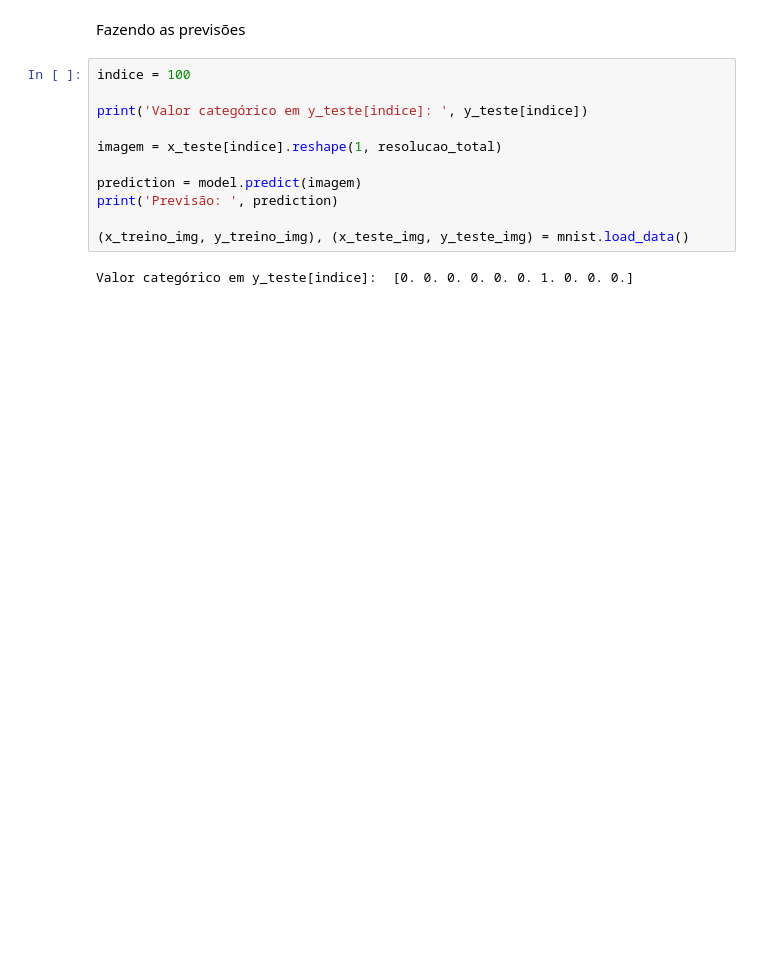
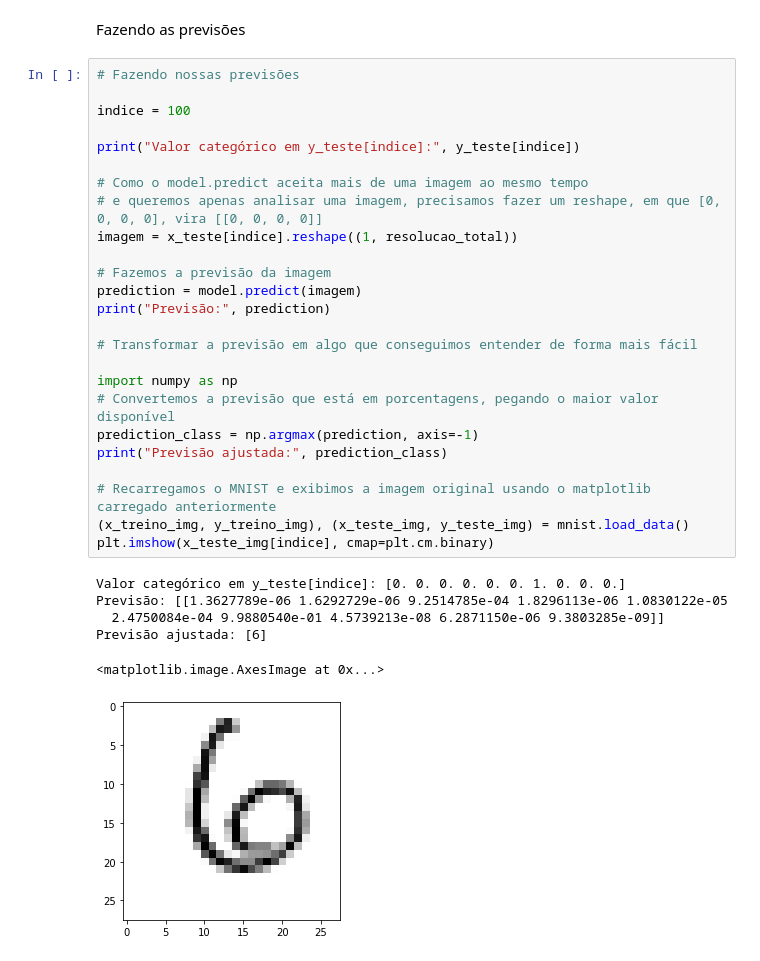
Before and after one commit to jplpereira/Ocean_DeepLearning_09_02_2021, a Jupyter notebook: Ocean_DeepLearning_09_02_2021.ipynb, the cells around one changed output. Saved outputs shown, nothing was run; the diff lists cells and outputs as text; blank space fills up the shorter version.

```diff
--- a/Ocean_DeepLearning_09_02_2021.ipynb
+++ b/Ocean_DeepLearning_09_02_2021.ipynb
@@ -263,16 +263,35 @@ Epoch 10/10
 469/469 [==============================] - 1s 3ms/step - loss: 0.2762 - accuracy: 0.9199 - val_loss: 0.1642 - val_accuracy: 0.9531
 # %% [markdown]
 Fazendo as previsões
-# %%
-indice = 100
-
-print('Valor categórico em y_teste[indice]: ', y_teste[indice])
-
-imagem = x_teste[indice].reshape(1, resolucao_total)
-
-prediction = model.predict(imagem)
-print('Previsão: ', prediction)
-
-(x_treino_img, y_treino_img), (x_teste_img, y_teste_img) = mnist.load_data()
-# %% [output]
-Valor categórico em y_teste[indice]:  [0. 0. 0. 0. 0. 0. 1. 0. 0. 0.]
+# %%
+# Fazendo nossas previsões
+
+indice = 100
+
+print("Valor categórico em y_teste[indice]:", y_teste[indice])
+
+# Como o model.predict aceita mais de uma imagem ao mesmo tempo
+# e queremos apenas analisar uma imagem, precisamos fazer um reshape, em que [0, 0, 0, 0], vira [[0, 0, 0, 0]]
+imagem = x_teste[indice].reshape((1, resolucao_total))
+
+# Fazemos a previsão da imagem
+prediction = model.predict(imagem)
+print("Previsão:", prediction)
+
+# Transformar a previsão em algo que conseguimos entender de forma mais fácil
+
+import numpy as np
+# Convertemos a previsão que está em porcentagens, pegando o maior valor disponível
+prediction_class = np.argmax(prediction, axis=-1)
+print("Previsão ajustada:", prediction_class)
+
+# Recarregamos o MNIST e exibimos a imagem original usando o matplotlib carregado anteriormente
+(x_treino_img, y_treino_img), (x_teste_img, y_teste_img) = mnist.load_data()
+plt.imshow(x_teste_img[indice], cmap=plt.cm.binary)
+# %% [output]
+Valor categórico em y_teste[indice]: [0. 0. 0. 0. 0. 0. 1. 0. 0. 0.]
+Previsão: [[1.3627789e-06 1.6292729e-06 9.2514785e-04 1.8296113e-06 1.0830122e-05
+  2.4750084e-04 9.9880540e-01 4.5739213e-08 6.2871150e-06 9.3803285e-09]]
+Previsão ajustada: [6]
+<matplotlib.image.AxesImage at 0x...>
+[figure, added]
```
